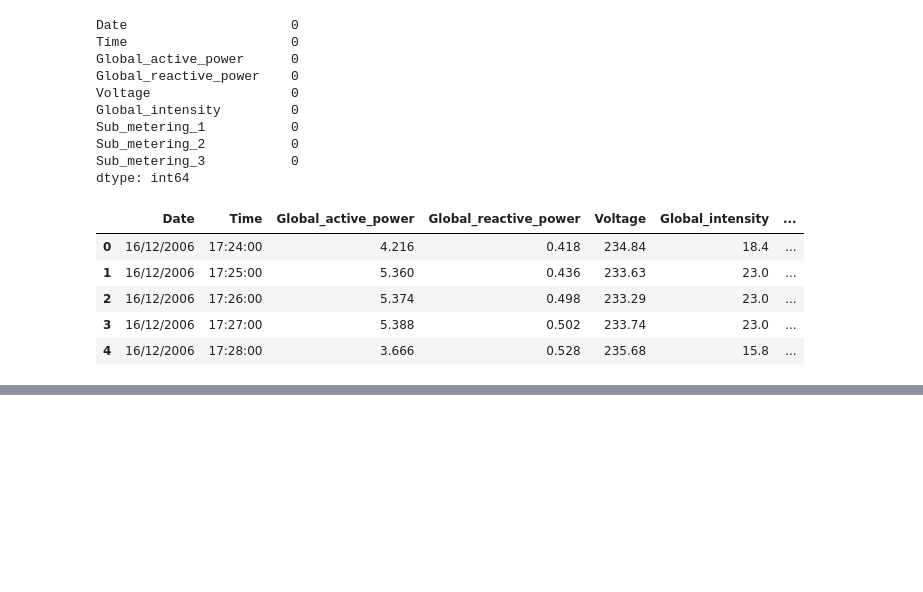
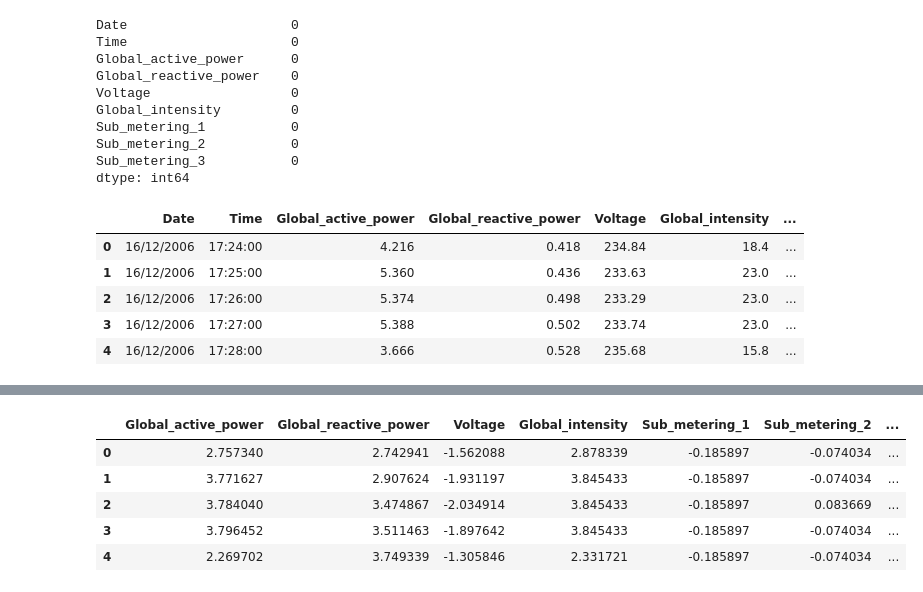
Before and after one commit to Enkhbayasgalan97/CA1-2026163, a Jupyter notebook: CA1.ipynb, the cells around one changed output, grey strips where cells are left out. Saved outputs shown, nothing was run; the diff lists cells and outputs as text; code cells hidden in the pictures; blank space fills up the shorter version.

```diff
--- a/CA1.ipynb
+++ b/CA1.ipynb
@@ -218,0 +228,9 @@ _IncompleteInputError: incomplete input (2761898458.py, line 1)
+# %%
+df.head()
+# %% [output]
+|  | Global_active_power | Global_reactive_power | Voltage | Global_intensity | Sub_metering_1 | Sub_metering_2 | ... |
+| 0 | 2.757340 | 2.742941 | -1.562088 | 2.878339 | -0.185897 | -0.074034 | ... |
+| 1 | 3.771627 | 2.907624 | -1.931197 | 3.845433 | -0.185897 | -0.074034 | ... |
+| 2 | 3.784040 | 3.474867 | -2.034914 | 3.845433 | -0.185897 | 0.083669 | ... |
+| 3 | 3.796452 | 3.511463 | -1.897642 | 3.845433 | -0.185897 | -0.074034 | ... |
+| 4 | 2.269702 | 3.749339 | -1.305846 | 2.331721 | -0.185897 | -0.074034 | ... |
```
Also changed, not shown: parts of 12 cells of this notebook.
